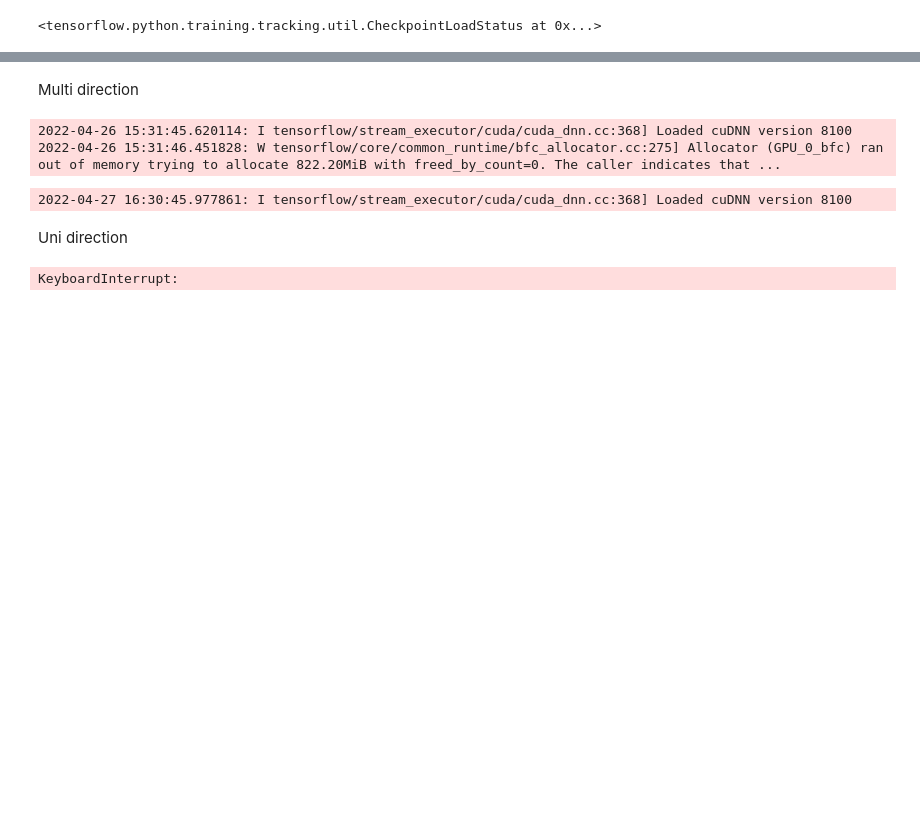
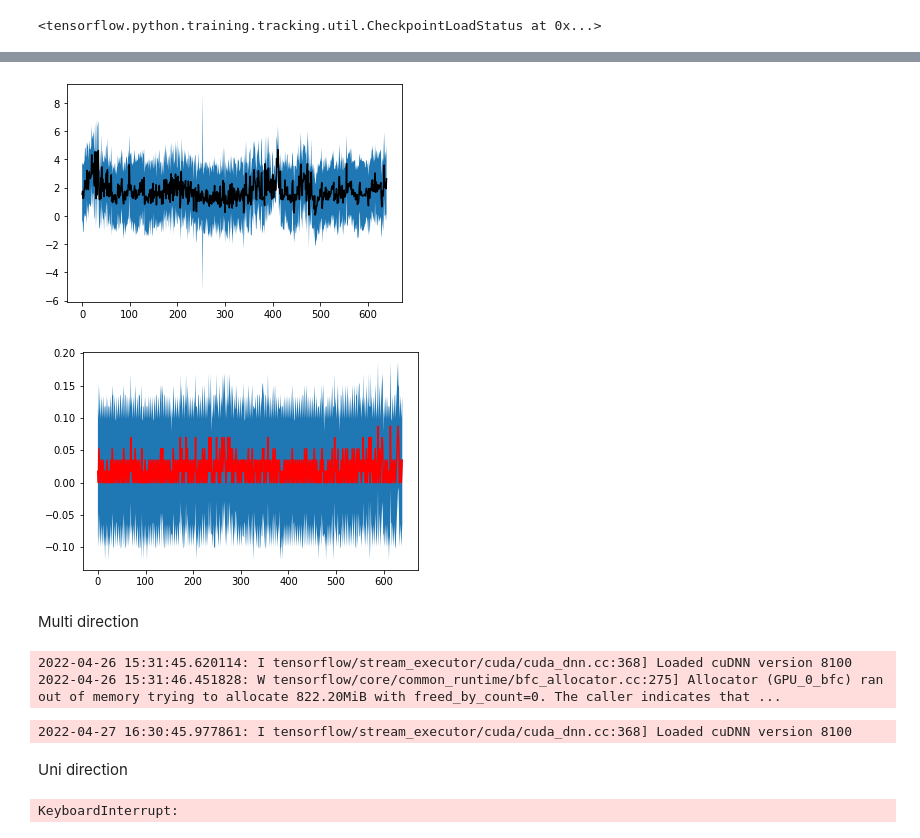
Before and after one commit to P1G1U/Thesis_AITronik, a Jupyter notebook: Half LiDAR Map/define_model.ipynb, the cells around one changed output, grey strips where cells are left out. Drawn from its saved outputs; the diff is of its cells as text; code cells hidden in the pictures; blank space fills up the shorter version.

```diff
--- a/Half LiDAR Map/define_model.ipynb
+++ b/Half LiDAR Map/define_model.ipynb
@@ -1437,3 +1459,24 @@ plt.show()
+# %%
+x_path = path[0]
+y_path = path[1]
+error_path = path[2]
+
+plt.plot(x_path, y_path, 'k-')
+plt.fill_between(x_path, y_path-error_path, y_path+error_path)
+
+plt.show()
+
+x_evo = evo[0]
+y_evo = evo[1]
+error_evo = evo[2]
+
+plt.plot(x_evo, y_evo, 'r-')
+plt.fill_between(x_evo, y_evo-error_evo, y_evo+error_evo)
+
+plt.show()
+# %% [output]
+[figure, added]
+[figure, added]
 # %% [markdown]
 Multi direction
 # %%
```
Also changed, not shown: parts of 17 cells of this notebook, 15 other files.
